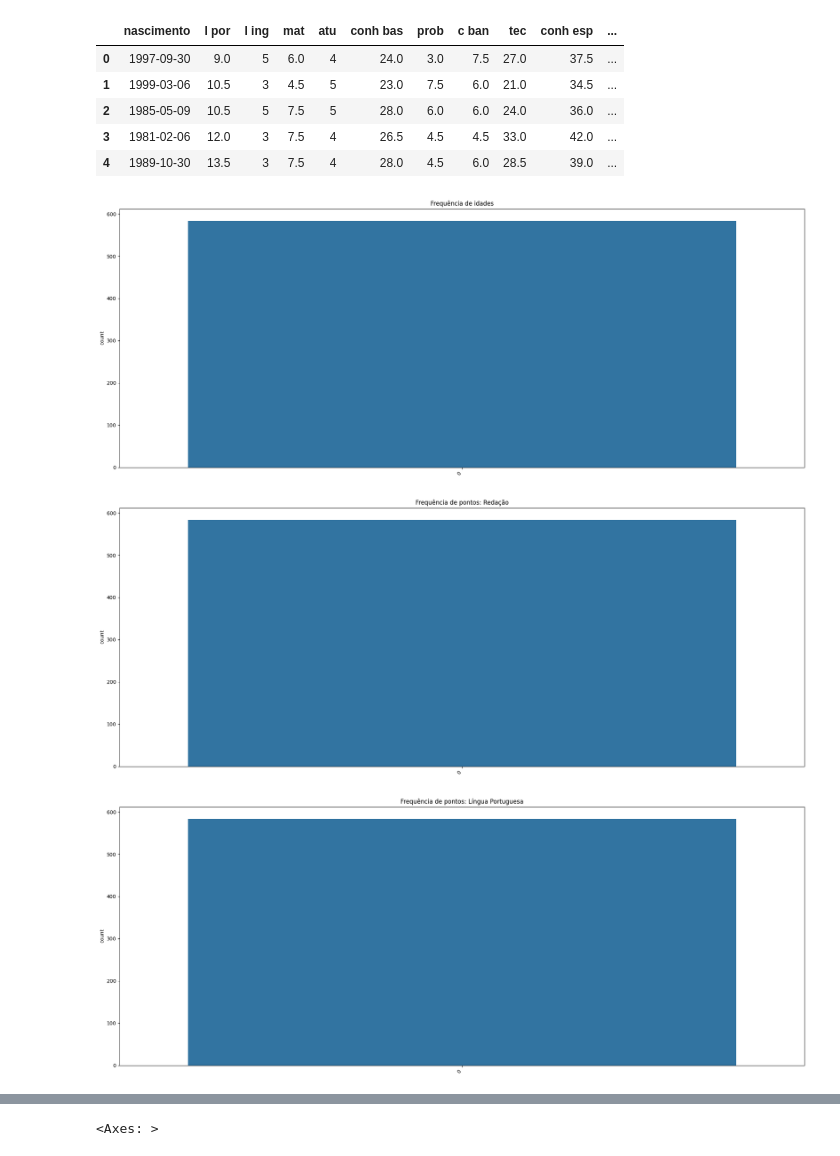
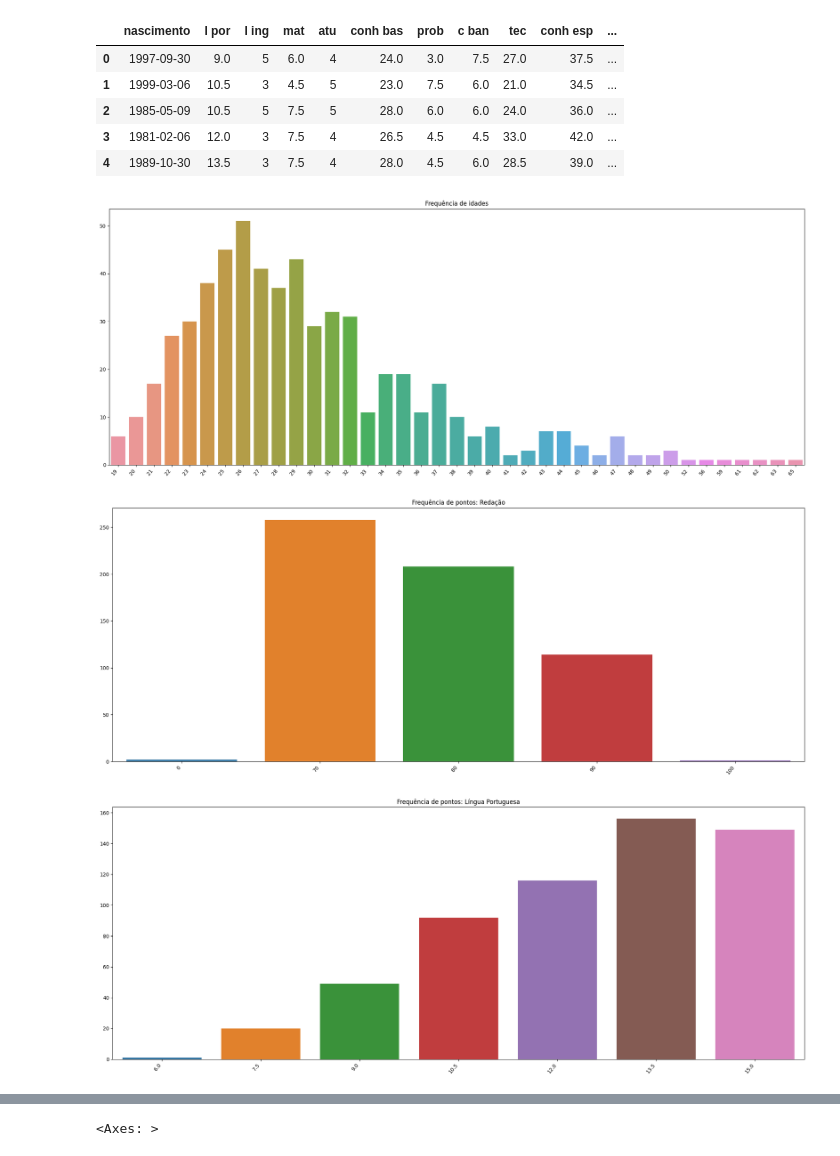
Before and after one commit to Gabriel-Lyra/plotagens_prova_bb_2021, a Jupyter notebook: plotagens.ipynb, the cells around one changed output, grey strips where cells are left out. Cells and saved outputs as stored; diff of their text form; code cells hidden in the pictures.

```diff
--- a/plotagens.ipynb
+++ b/plotagens.ipynb
@@ -70,42 +70,44 @@ dataset.head()
 | 3 | 1981-02-06 | 12.0 | 3 | 7.5 | 4 | 26.5 | 4.5 | 4.5 | 33.0 | 42.0 | ... |
 | 4 | 1989-10-30 | 13.5 | 3 | 7.5 | 4 | 28.0 | 4.5 | 6.0 | 28.5 | 39.0 | ... |
 # %%
-
 ##Plotting idades
 
 plt.figure(figsize=(20,8))
 
-ax = sns.countplot(dataset['Age'])
+age_counts = dataset['Age'].value_counts()
+ax = sns.barplot(x=age_counts.index, y=age_counts.values)
 
 ax.set_xticklabels(ax.get_xticklabels(), rotation=50, ha="right")
 ax.set_title('Frequência de idades')
 plt.tight_layout()
 # %% [output]
-[figure, old version]
+[figure, new version]
 # %%
 ##Plotting pontos: Redação
 
 plt.figure(figsize=(20,8))
 
-ax = sns.countplot(dataset['redação'])
+redação_counts = dataset['redação'].value_counts()
+ax = sns.barplot(x=redação_counts.index, y=redação_counts.values)
 
 ax.set_xticklabels(ax.get_xticklabels(), rotation=50, ha="right")
 ax.set_title('Frequência de pontos: Redação')
 plt.tight_layout()
 # %% [output]
-[figure, old version]
+[figure, new version]
 # %%
 ##Plotting pontos: Língua Portuguesa
 
 plt.figure(figsize=(20,8))
 
-ax = sns.countplot(dataset['l por'])
+l_por_counts = dataset['l por'].value_counts()
+ax = sns.barplot(x=l_por_counts.index, y=l_por_counts.values)
 
 ax.set_xticklabels(ax.get_xticklabels(), rotation=50, ha="right")
 ax.set_title('Frequência de pontos: Língua Portuguesa')
 plt.tight_layout()
 # %% [output]
-[figure, old version]
+[figure, new version]
 # %%
 ##Plotting pontos: Língua Inglesa
 
```
Also changed, not shown: parts of 9 cells of this notebook.
